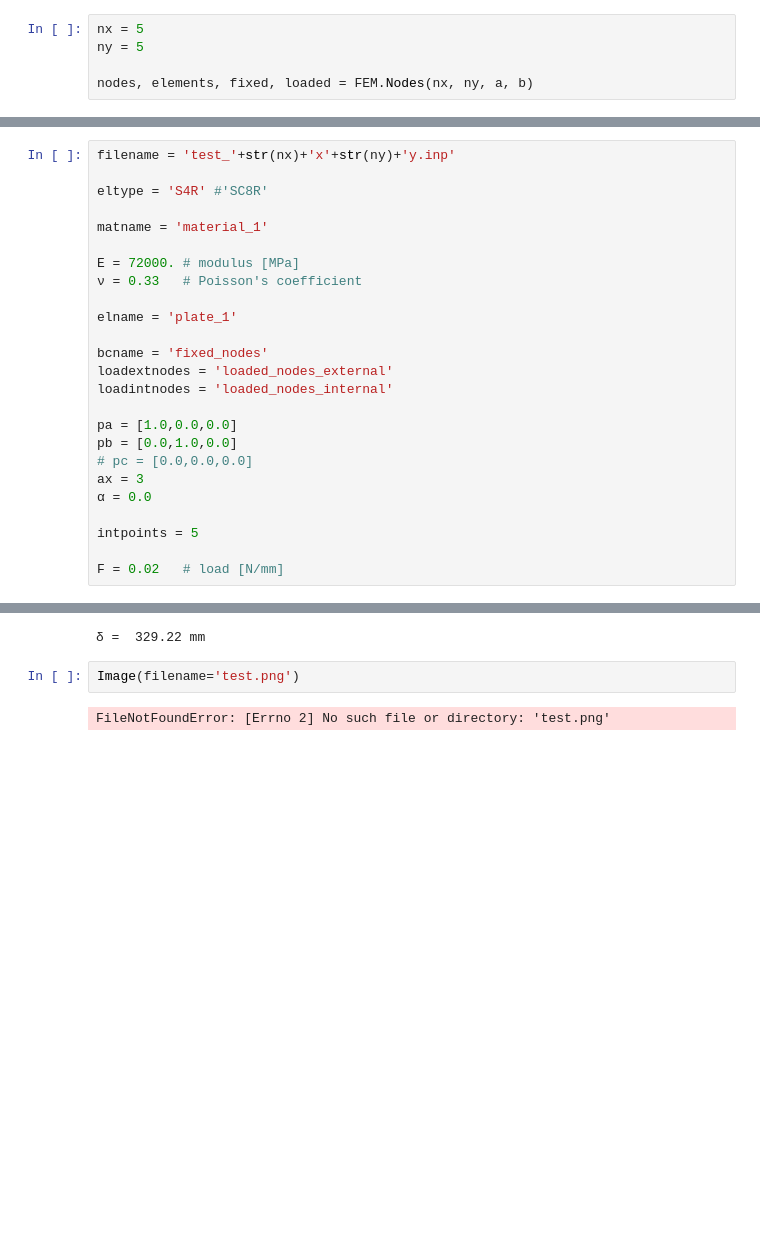
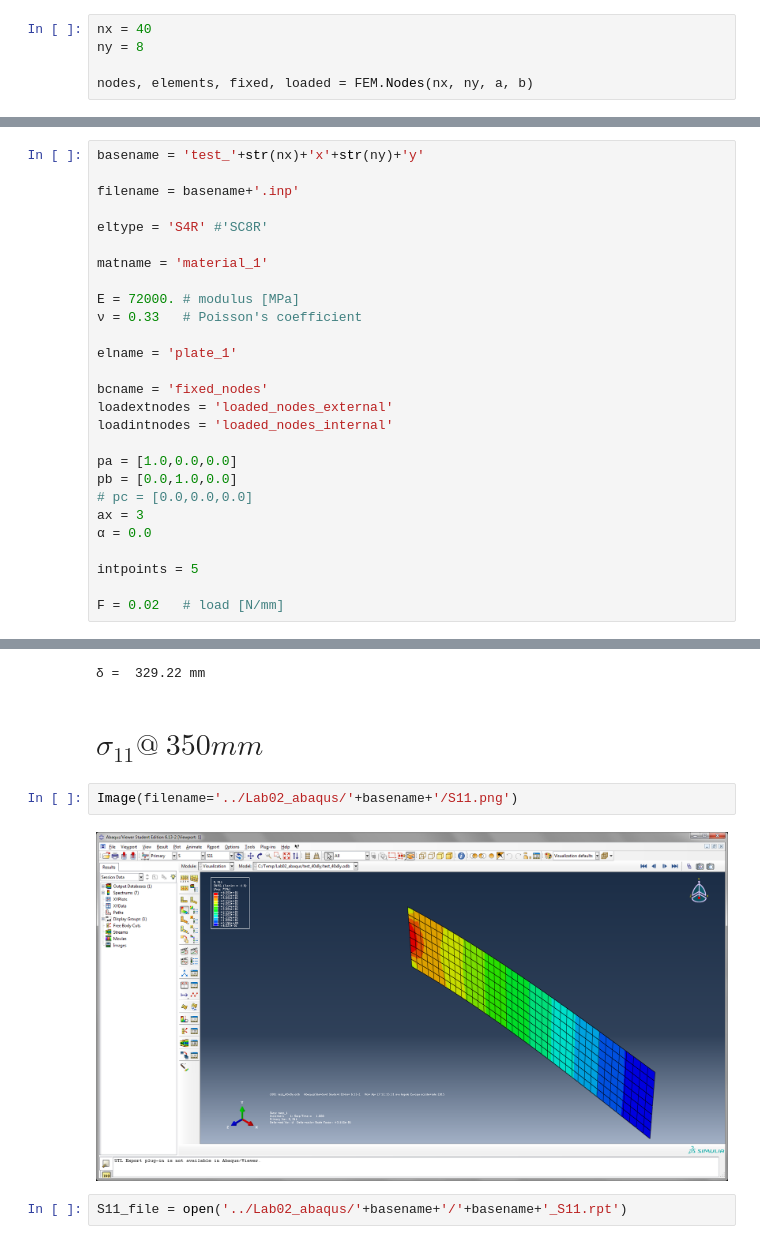
Before and after one commit to Ccaccia73/NLAAS-Labs, a Jupyter notebook: lab02.ipynb, the cells around one changed output, grey strips where cells are left out. Cells and saved outputs as stored; diff of their text form; blank space fills up the shorter version.

```diff
--- a/lab02.ipynb
+++ b/lab02.ipynb
@@ -20,8 +21,8 @@ t = 1.5   # thickness [mm]
 # %% [markdown]
 Compute node coordinates, elements, constrained and loaded nodes
 # %%
-nx = 5
-ny = 5
+nx = 40
+ny = 8
 
 nodes, elements, fixed, loaded = FEM.Nodes(nx, ny, a, b)
 # %%
@@ -47,7 +48,9 @@ Set parameters for simulation:
 - *intpoints*: shell integration points
 - *F*: force at tip of plate [N/mm]
 # %%
-filename = 'test_'+str(nx)+'x'+str(ny)+'y.inp'
+basename = 'test_'+str(nx)+'x'+str(ny)+'y'
+
+filename = basename+'.inp'
 
 eltype = 'S4R' #'SC8R'
 
@@ -242,7 +248,11 @@ $$\delta = \frac{F \cdot a^3}{3 \cdot EI} = \frac{4 \cdot f \cdot l^3}{E \cdot t
 print("δ = %7.2f mm" % δ)
 # %% [output]
 δ =  329.22 mm
+# %% [markdown]
+# $\sigma_{11} @\ 350mm$
 # %%
-Image(filename='test.png')
+Image(filename='../Lab02_abaqus/'+basename+'/S11.png')
 # %% [output]
-FileNotFoundError: [Errno 2] No such file or directory: 'test.png'
+[figure, added]
+# %%
+S11_file = open('../Lab02_abaqus/'+basename+'/'+basename+'_S11.rpt')
```
Also changed, not shown: parts of 7 cells of this notebook, 2 other files.
